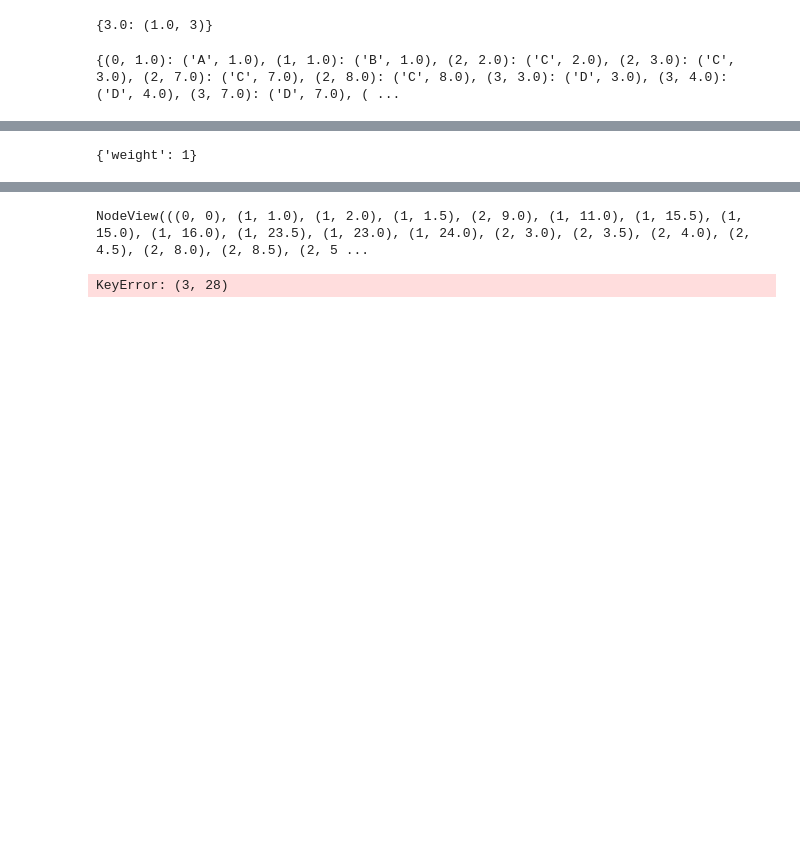
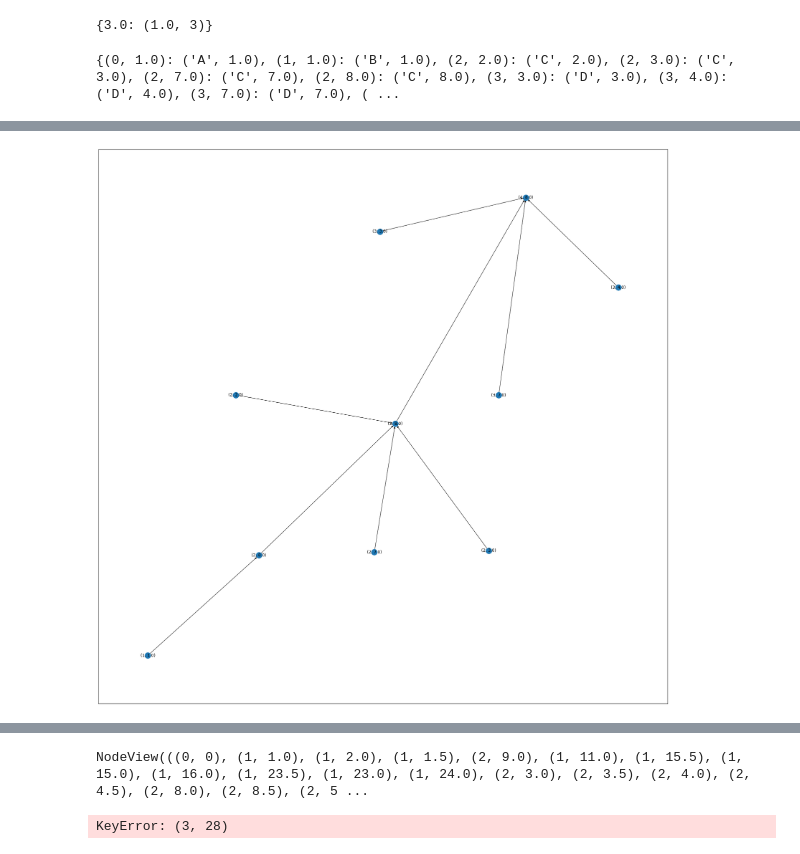
Before and after one commit to busyweaver/Straph, a Jupyter notebook: docs/notebooks/temporal_meta_contin.ipynb, the cells around one changed output, grey strips where cells are left out. Drawn from its saved outputs; the diff is of its cells as text; code cells hidden in the pictures; blank space fills up the shorter version.

Commit message:
graph intervals modified

```diff
--- a/docs/notebooks/temporal_meta_contin.ipynb
+++ b/docs/notebooks/temporal_meta_contin.ipynb
@@ -204,4 +196,4 @@ for i in range(0,len(sg)):
 # %%
-GG = nouveau.instant_metaedge_graphs(node, Gp)
+GG = nouveau.instant_metaedge_graphs(G)
 # %% [output]
 ***** start ***** (1, 1.0)
@@ -245,8 +223,6 @@ for e in GG:
 # %%
-#import networkx as nx
-#fig, ax = plt.subplots(figsize=(30,30))
-#nx.draw_networkx(GG[27.5,28],arrows=True,width = 1,ax = ax)
+import networkx as nx
+fig, ax = plt.subplots(figsize=(30,30))
+nx.draw_networkx(GG[7,8],arrows=True,width = 1,ax = ax)
+# %% [output]
+[figure, added]
-# %%
-GG[27.5,28][(1,24.0)][(2,28.0)]
-# %% [output]
-{'weight': 1}
```
Also changed, not shown: parts of 12 cells of this notebook, 1 other file.
